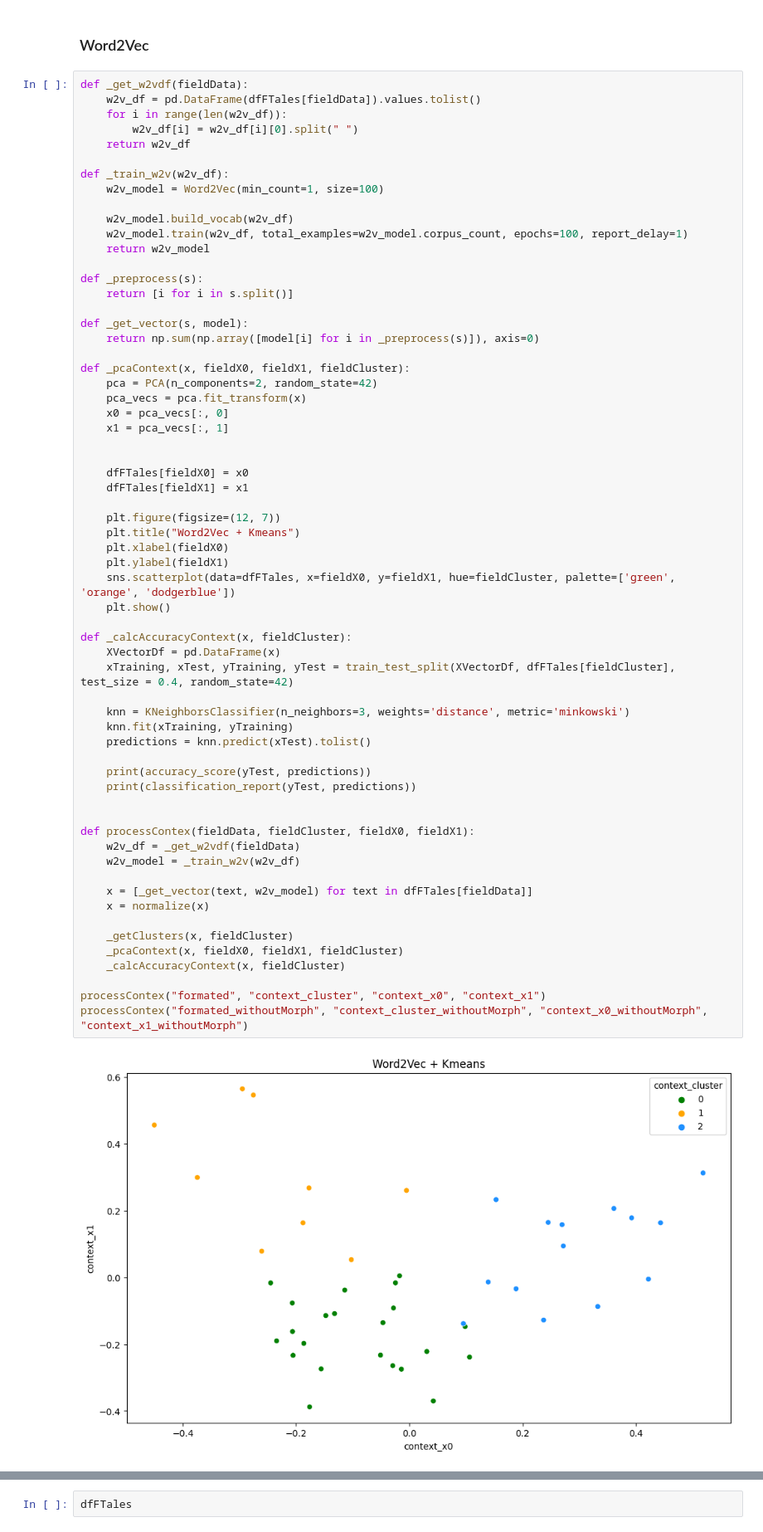
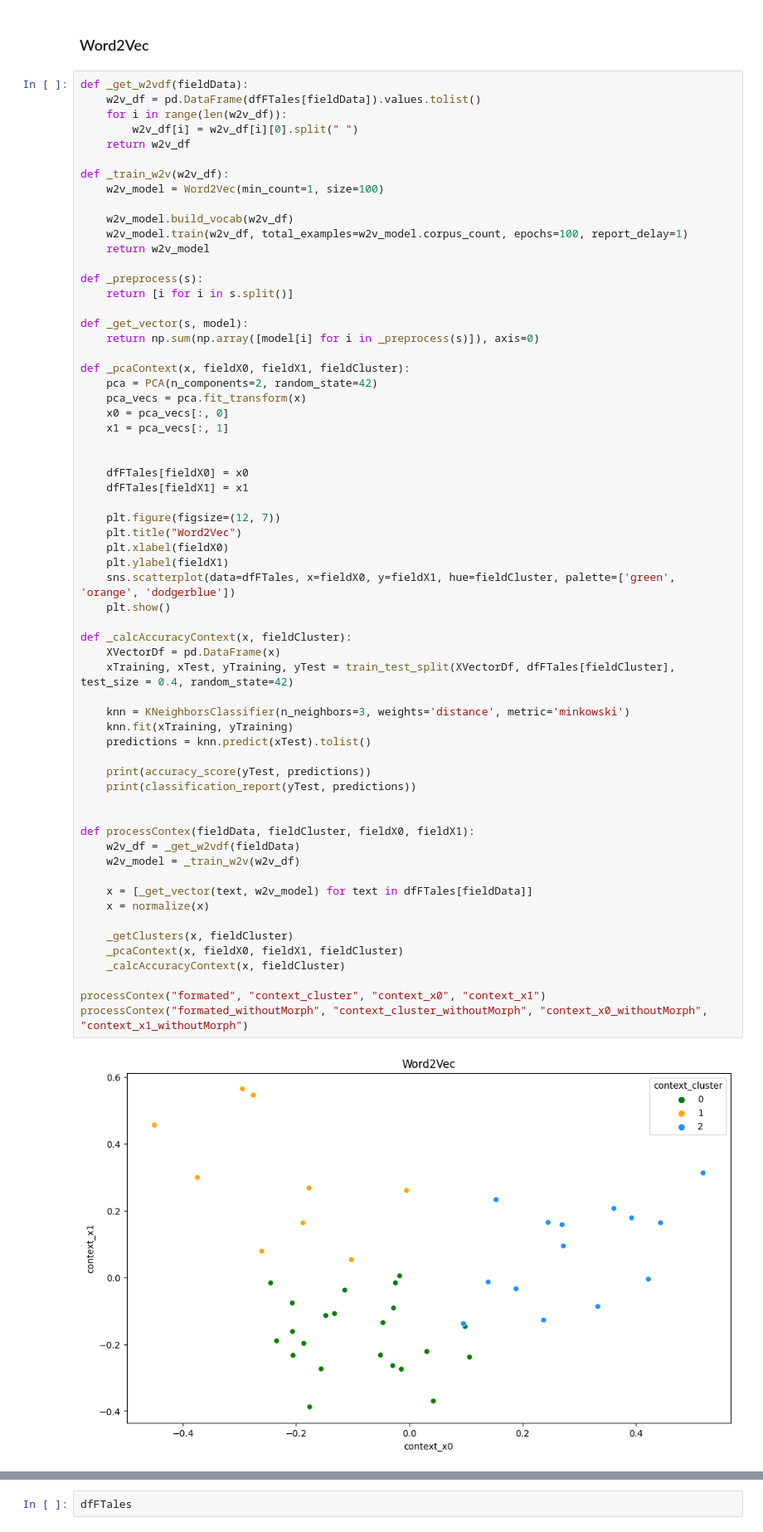
Before and after one commit to Bryanskaya/NeuroFuzzySystems, a Jupyter notebook: lab03/src/lab03.ipynb, the cells around one changed output, grey strips where cells are left out. Shown: that part at 83% size. Drawn from its saved outputs; the diff is of its cells as text.

```diff
--- a/lab03/src/lab03.ipynb
+++ b/lab03/src/lab03.ipynb
@@ -196,39 +196,39 @@ def _pcaContext(x, fieldX0, fieldX1, fieldCluster):
     dfFTales[fieldX1] = x1
 
     plt.figure(figsize=(12, 7))
-    plt.title("Word2Vec + Kmeans")
+    plt.title("Word2Vec")
     plt.xlabel(fieldX0)
     plt.ylabel(fieldX1)
     sns.scatterplot(data=dfFTales, x=fieldX0, y=fieldX1, hue=fieldCluster, palette=['green', 'orange', 'dodgerblue'])
     plt.show()
 
 def _calcAccuracyContext(x, fieldCluster):
     XVectorDf = pd.DataFrame(x)
     xTraining, xTest, yTraining, yTest = train_test_split(XVectorDf, dfFTales[fieldCluster], test_size = 0.4, random_state=42)
 
     knn = KNeighborsClassifier(n_neighbors=3, weights='distance', metric='minkowski')
     knn.fit(xTraining, yTraining)
     predictions = knn.predict(xTest).tolist()
 
     print(accuracy_score(yTest, predictions))
     print(classification_report(yTest, predictions))
 
 
 def processContex(fieldData, fieldCluster, fieldX0, fieldX1):
     w2v_df = _get_w2vdf(fieldData)
     w2v_model = _train_w2v(w2v_df)
 
     x = [_get_vector(text, w2v_model) for text in dfFTales[fieldData]]
     x = normalize(x)
 
     _getClusters(x, fieldCluster)
     _pcaContext(x, fieldX0, fieldX1, fieldCluster)
     _calcAccuracyContext(x, fieldCluster)
 
 processContex("formated", "context_cluster", "context_x0", "context_x1")
 processContex("formated_withoutMorph", "context_cluster_withoutMorph", "context_x0_withoutMorph", "context_x1_withoutMorph")
 # %% [output]
-[figure, old version]
+[figure, new version]
 0.8333333333333334
               precision    recall  f1-score   support
 
```
Also changed, not shown: parts of 16 cells of this notebook, 1 other file.
